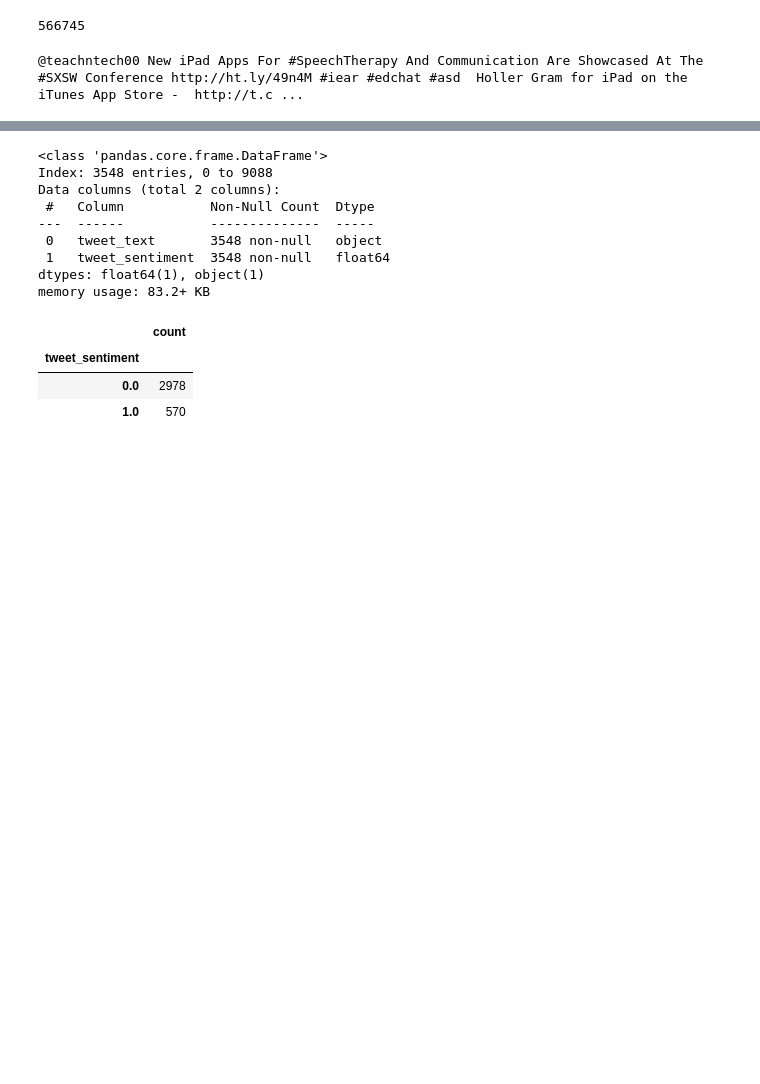
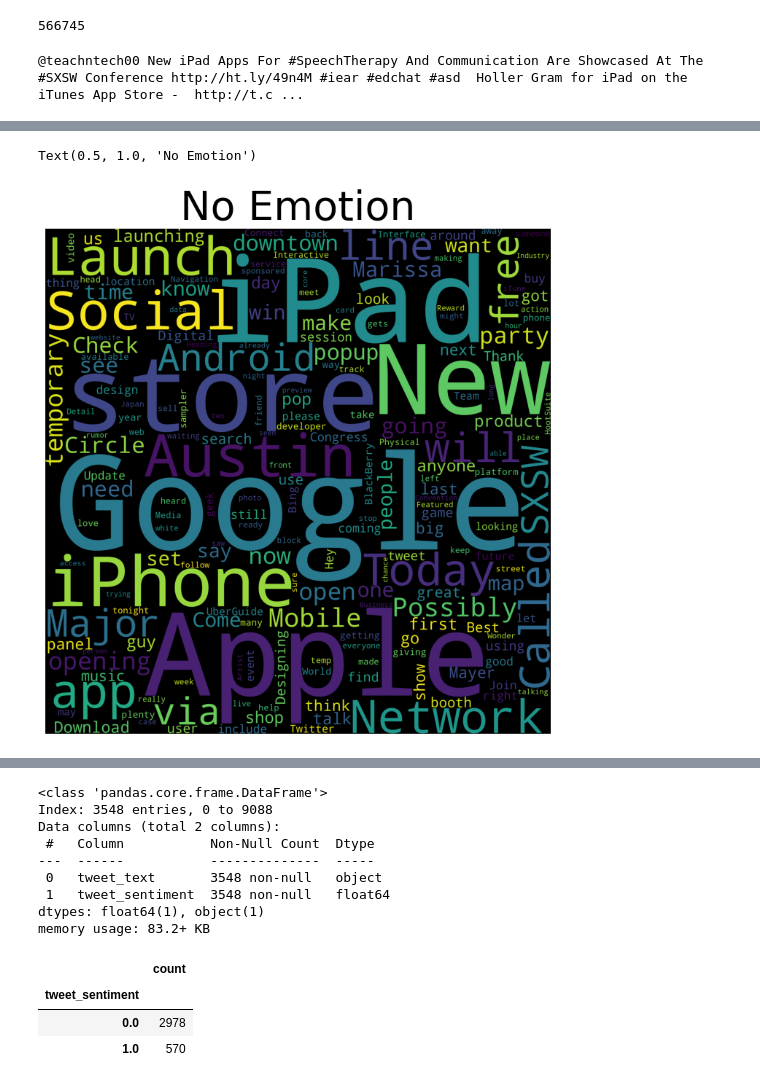
Before and after one commit to josh-g-grimes/Twitter-Sentiment-NLP, a Jupyter notebook: notebook.ipynb, the cells around one changed output, grey strips where cells are left out. Cells and saved outputs as stored; diff of their text form; code cells hidden in the pictures; blank space fills up the shorter version.

```diff
--- a/notebook.ipynb
+++ b/notebook.ipynb
@@ -113,0 +153,10 @@ print(No_emotion_text[:500])
+# %%
+#Creates a Word Cloud for the most common words in tweets with No Emotion towards a product
+plt.figure(figsize=(10, 9))
+cloud = WordCloud(background_color='black', collocations=False, width=2500, height=2500).generate(No_emotion_text)
+plt.imshow(cloud)
+plt.axis('off')
+plt.title('No Emotion', fontsize=40)
+# %% [output]
+Text(0.5, 1.0, 'No Emotion')
+[figure, added]
```
Also changed, not shown: parts of 7 cells of this notebook.
